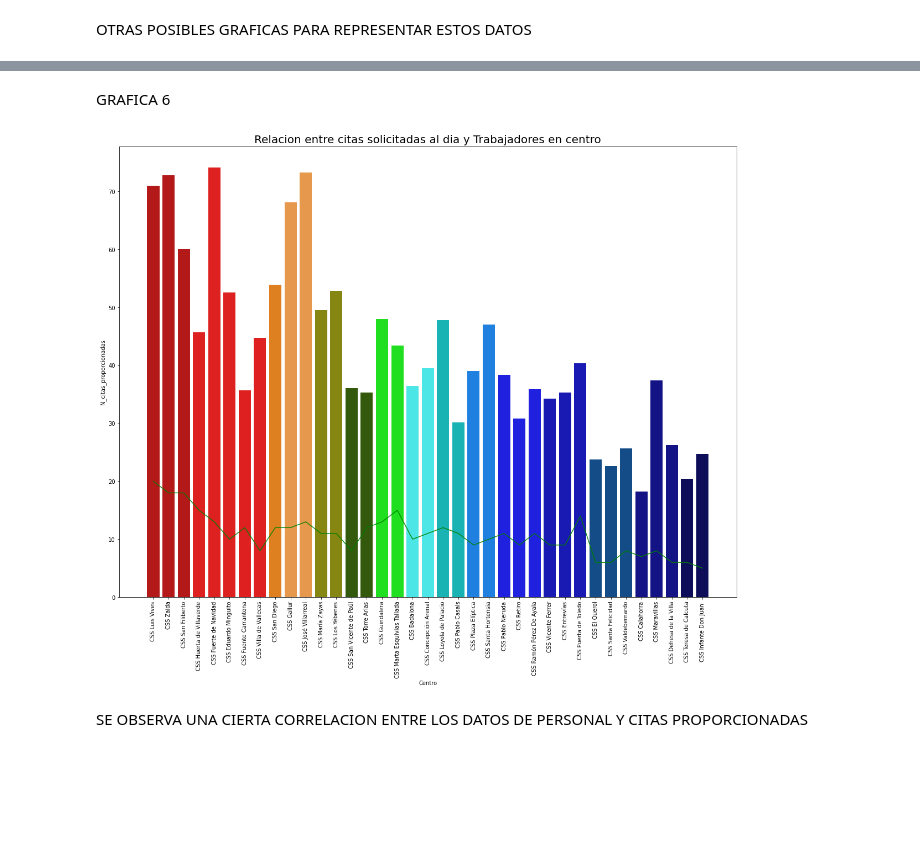
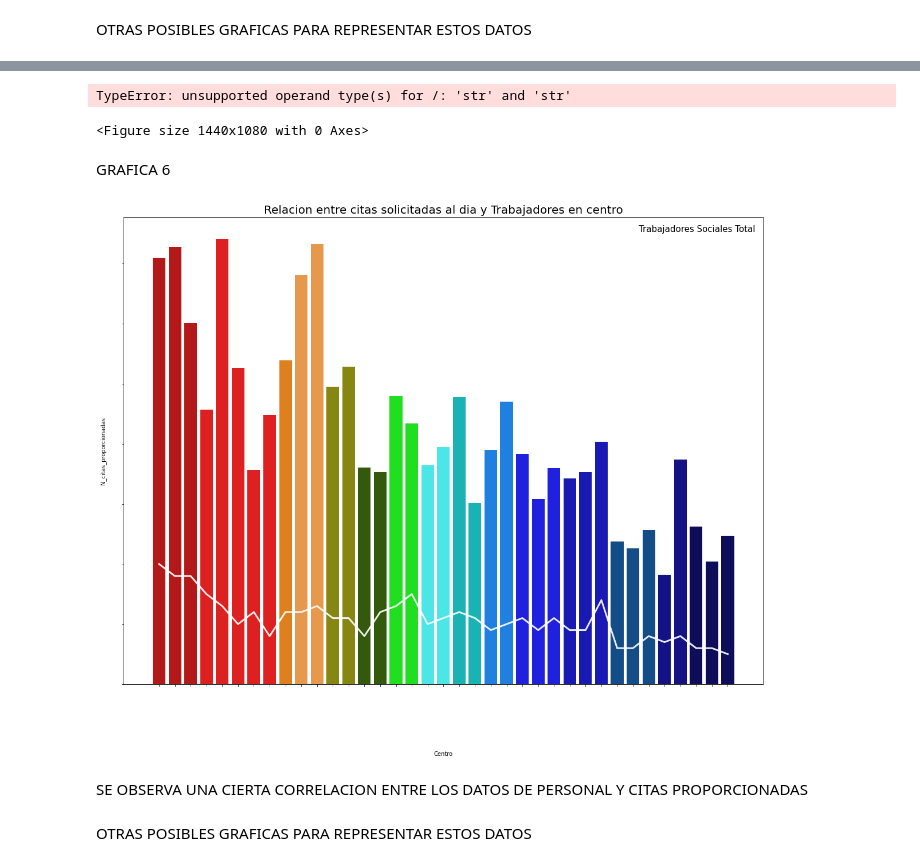
Before and after one commit to 75Engel/EDA_saturacion_centros_Servicios_Sociales_Ayto_Madrid, a Jupyter notebook: Javier_Tenorio_EDA.ipynb, the cells around one changed output, grey strips where cells are left out. Cells and saved outputs as stored; diff of their text form; code cells hidden in the pictures; blank space fills up the shorter version.

```diff
--- a/Javier_Tenorio_EDA.ipynb
+++ b/Javier_Tenorio_EDA.ipynb
@@ -22,5 +31,5 @@ import matplotlib.pyplot as plt
 """
 PALETAS PARA GRAFICAS
 """
-paleta_distrito=['#cc0000','#cc0000','#fc0000','#fc0000','#ff0000','#ff0000','#ff8000','#ff9933','#999900','#336600','#009900','#00ff00','#33ffff','#00cccc','#0080ff','#0000ff','#0000cc','#004c99','#000099','#000099','#000066','#000066']
-paleta_centro=['#cc0000','#cc0000','#cc0000','#fc0000','#fc0000','#fc0000','#ff0000','#ff0000','#ff8000','#ff9933','#ff9933','#999900','#999900','#336600','#336600','#00ff00','#00ff00','#33ffff','#33ffff','#00cccc','#00cccc','#0080ff','#0080ff','#0000ff','#0000ff','#0000ff','#0000cc','#0000cc','#0000cc','#004c99','#004c99','#004c99','#000099','#000099','#000099','#000066','#000066','#000066']
+paleta_distrito=['#cc0000','#fc0000','#fc0000','#ff0000','#ff0000','#ff8000','#ff9933','#999900','#336600','#009900','#00ff00','#33ffff','#00cccc','#0080ff','#0000ff','#0000cc','#004c99','#000099','#000099','#000066','#000066']
+paleta_centro=['#cc0000','#cc0000','#cc0000','#fc0000','#fc0000','#fc0000','#ff0000','#ff0000','#ff8000','#ff9933','#ff9933','#999900','#999900','#336600','#336600','#00ff00','#00ff00','#33ffff','#33ffff','#00cccc','#00cccc','#0080ff','#0080ff','#0000ff','#0000ff','#0000ff','#0000cc','#0000cc','#0000cc','#004c99','#004c99','#004c99','#000099','#000099','#000066','#000066','#000066']
@@ -546,0 +616,8 @@ plt.xticks(rotation=45, fontsize=10,ha="right");
+# %%
+Grafico_2_1['Citas_atendidas_por_trabajador']=Grafico_2_1['N_personas_atendidas']/Grafico_2_1['Trabajadores Sociales Total']
+
+Grafico_2_1['Citas_proporcionadas_por_trabajador']=Grafico_2_1['N_citas_proporcionadas']/Grafico_2_1['Trabajadores Sociales Total']
+
+Grafico_2_1=Grafico_2_1[['Nombre distrito','Centro','Trabajadores Sociales Total','N_personas_atendidas','N_citas_proporcionadas','N_demandas']]
+
+Grafico_2_1
@@ -547,18 +642,44 @@ plt.xticks(rotation=45, fontsize=10,ha="right");
+# %%
+plt.figure(figsize=(20,15))
+
+sns.lineplot(x='Centro', y=("N_personas_atendidas"/"Trabajadores Sociales Total"), data=Grafico_2_1, color='w', alpha=0.9,linewidth=3,
+           label="Trabajadores Sociales Total",markers=True)
+
+plt.title("Relacion entre personas atendidas al dia por Trabajadores en centro",fontsize=20)
+
+plt.xticks(rotation=45, fontsize=10,ha="right",color='w')
+
+plt.legend(loc=1,frameon=False,fontsize=15)
+
+plt.yticks(fontsize=15,color='w');
+# %% [output]
+TypeError: unsupported operand type(s) for /: 'str' and 'str'
+<Figure size 1440x1080 with 0 Axes>
 # %% [markdown]
 GRAFICA 6
 # %%
 plt.figure(figsize=(20,15))
 
-#plt.figure(figsize=(20,8))
 sns.barplot(x="Centro",
             y="N_citas_proporcionadas",
             palette=paleta_centro,
             data=Grafico_2_1,
            ci=None)
-sns.lineplot(x='Centro', y="Trabajadores Sociales Total", data=Grafico_2_1, color='g', alpha=0.9)
+
+sns.lineplot(x='Centro', y="Trabajadores Sociales Total", data=Grafico_2_1, color='w', alpha=0.9,
+            linewidth=3,
+           label="Trabajadores Sociales Total",markers=True)
+
 plt.title("Relacion entre citas solicitadas al dia y Trabajadores en centro",fontsize=20);
-plt.xticks(rotation=90, fontsize=10);
+
+plt.xticks(rotation=45, fontsize=10,ha="right",color='w')
+
+plt.legend(loc=1,frameon=False,fontsize=15)
+
+plt.yticks(fontsize=15,color='w');
 # %% [output]
-[figure, old version]
+[figure, new version]
 # %% [markdown]
 SE OBSERVA UNA CIERTA CORRELACION ENTRE LOS DATOS DE PERSONAL Y CITAS PROPORCIONADAS
+# %% [markdown]
+OTRAS POSIBLES GRAFICAS PARA REPRESENTAR ESTOS DATOS
```
Also changed, not shown: parts of 25 cells of this notebook, 11 other files.
